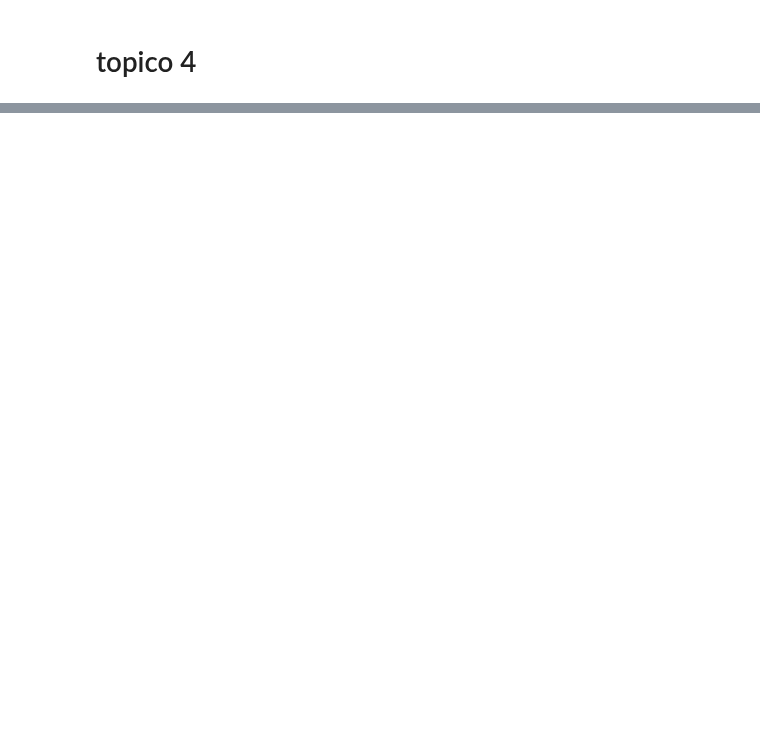
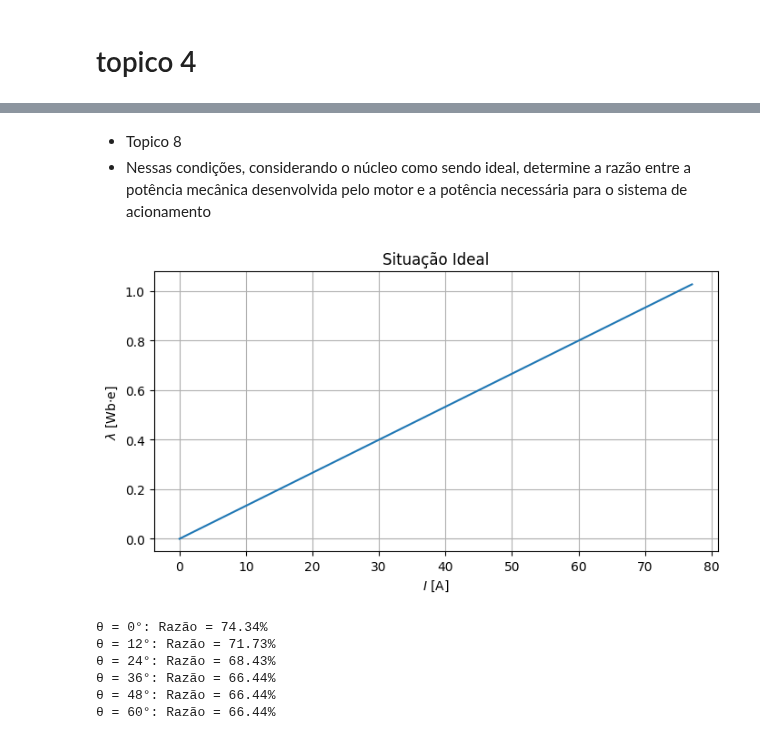
Before and after one commit to marcus-valmeida/Projeto-conversao, a Jupyter notebook: exercicio2/exercicio2.ipynb, the cells around one changed output, grey strips where cells are left out. Cells and saved outputs as stored; diff of their text form; code cells hidden in the pictures; blank space fills up the shorter version.

Commit message:
Finalizando os topicos 3, 5, 8

```diff
--- a/exercicio2/exercicio2.ipynb
+++ b/exercicio2/exercicio2.ipynb
@@ -196,0 +387,46 @@ A corrente ideal necessária para gerar 1.8T no entreferro é: 63.6620 A
+# %% [markdown]
+- Topico 8
+- Nessas condições, considerando o núcleo como sendo ideal, determine a razão
+entre a potência mecânica desenvolvida pelo motor e a potência necessária para
+o sistema de acionamento
+# %%
+Ac = area_eficaz(0)
+fluxo = N1 * DensidadeCampo * Ac
+
+# Ideal para 10°
+B_g = (DensidadeCampo * Ac) / max(area_eficaz(np.pi/18), 1e-12)
+I_ideal = (B_g * 2 * g / U0) / N1
+
+plt.figure(figsize=(8,4))
+plt.plot(I_ideal, fluxo)
+plt.title("Situação Ideal"); plt.ylabel(r"$\lambda$ [Wb·e]"); plt.xlabel(r"$I$ [A]")
+plt.grid(True); plt.show()
+
+# Razão P_motor/P_ac para 0-60°
+for ang in np.radians([0, 12, 24, 36, 48, 60]):
+    Aang = area_eficaz(ang)
+    B_g = (DensidadeCampo * Ac) / Aang if Aang != 0 else 0
+
+    I_real = (CampoMagnetico*lc + B_g*2*g/U0) / N1
+    order = np.argsort(I_real)
+    I_sort, lam_sort = I_real[order], fluxo[order]
+
+    I_uniq, idx = np.unique(I_sort, return_index=True)
+    lam_uniq = lam_sort[idx]
+
+    if len(I_uniq) > 1:
+        Wc = trapezoid(lam_uniq, I_uniq)
+        Wf = trapezoid(I_uniq, lam_uniq)
+        razao = Wc / (Wf + Wc)
+    else:
+        razao = 0
+
+    print(f"θ = {np.degrees(ang):.0f}°: Razão = {razao:.2%}")
+# %% [output]
+[figure, added]
+θ = 0°: Razão = 74.34%
+θ = 12°: Razão = 71.73%
+θ = 24°: Razão = 68.43%
+θ = 36°: Razão = 66.44%
+θ = 48°: Razão = 66.44%
+θ = 60°: Razão = 66.44%
```
Also changed, not shown: parts of 7 cells of this notebook.
